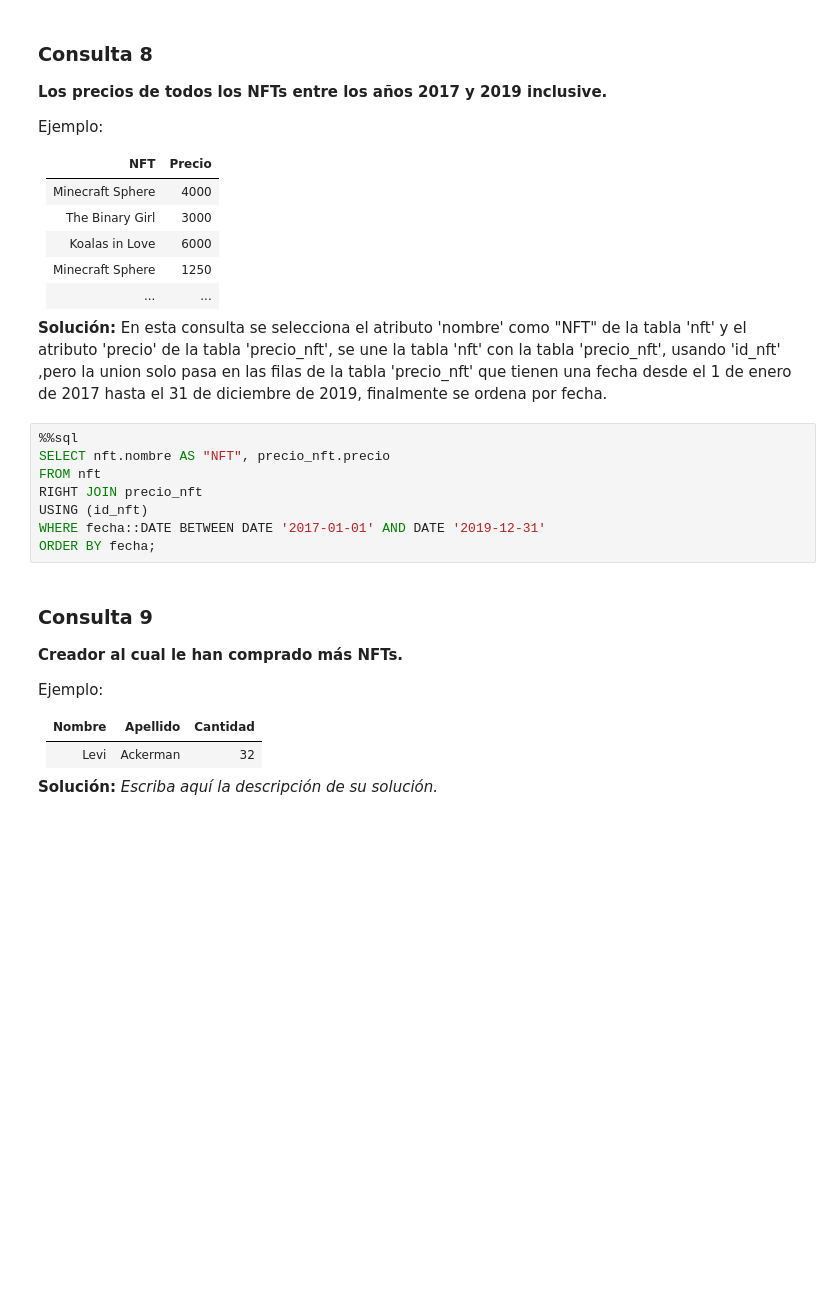
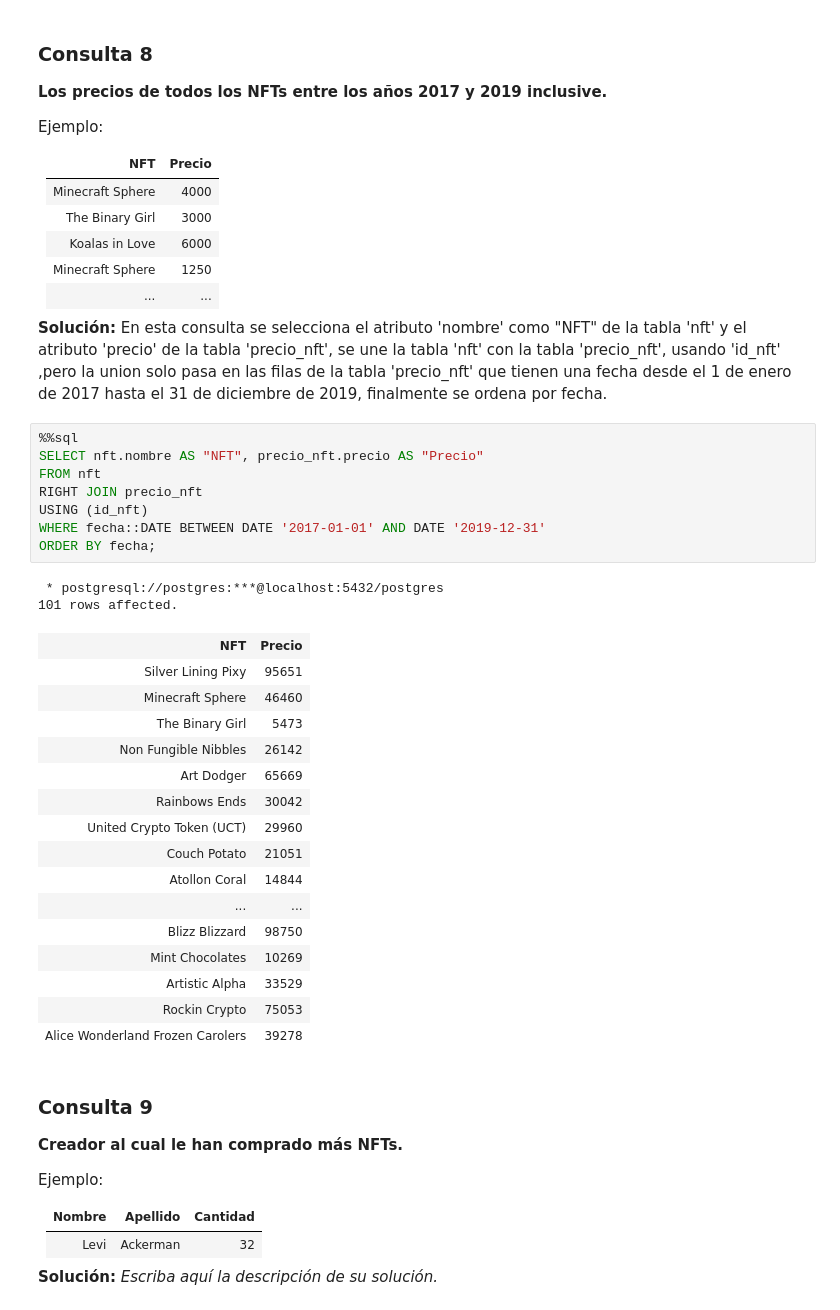
Before and after one commit to SupremacyDuck/Tarea-1-Grupo19, a Jupyter notebook: Tarea1 Grupo19.ipynb, the cells around one changed output. Cells and saved outputs as stored; diff of their text form; blank space fills up the shorter version.

```diff
--- a/Tarea1 Grupo19.ipynb
+++ b/Tarea1 Grupo19.ipynb
@@ -416,12 +416,31 @@ Ejemplo:
 **Solución:** En esta consulta se selecciona el atributo 'nombre' como "NFT" de la tabla 'nft' y el atributo 'precio' de la tabla 'precio_nft', se une la tabla 'nft' con la tabla 'precio_nft', usando 'id_nft' ,pero la union solo pasa en las filas de la tabla 'precio_nft' que tienen una fecha desde el 1 de enero de 2017 hasta el 31 de diciembre de 2019, finalmente se ordena por fecha.
 # %%
 %%sql
-SELECT nft.nombre AS "NFT", precio_nft.precio
+SELECT nft.nombre AS "NFT", precio_nft.precio AS "Precio"
 FROM nft
 RIGHT JOIN precio_nft
 USING (id_nft)
 WHERE fecha::DATE BETWEEN DATE '2017-01-01' AND DATE '2019-12-31'
 ORDER BY fecha;
+# %% [output]
+ * postgresql://postgres:***@localhost:5432/postgres
+101 rows affected.
+| NFT | Precio |
+| Silver Lining Pixy | 95651 |
+| Minecraft Sphere | 46460 |
+| The Binary Girl | 5473 |
+| Non Fungible Nibbles | 26142 |
+| Art Dodger | 65669 |
+| Rainbows Ends | 30042 |
+| United Crypto Token (UCT) | 29960 |
+| Couch Potato | 21051 |
+| Atollon Coral | 14844 |
+| ... | ... |
+| Blizz Blizzard | 98750 |
+| Mint Chocolates | 10269 |
+| Artistic Alpha | 33529 |
+| Rockin Crypto | 75053 |
+| Alice Wonderland Frozen Carolers | 39278 |
 # %% [markdown]
 ### Consulta 9
 **Creador al cual le han comprado más NFTs.**
```
Also changed, not shown: parts of 4 cells of this notebook.
